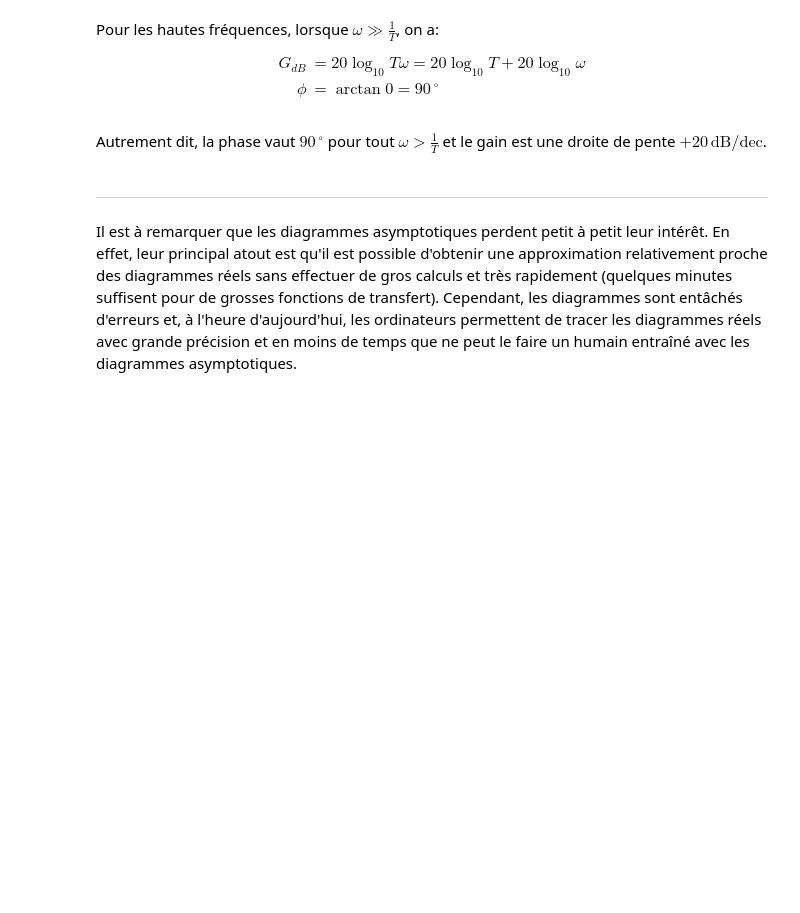
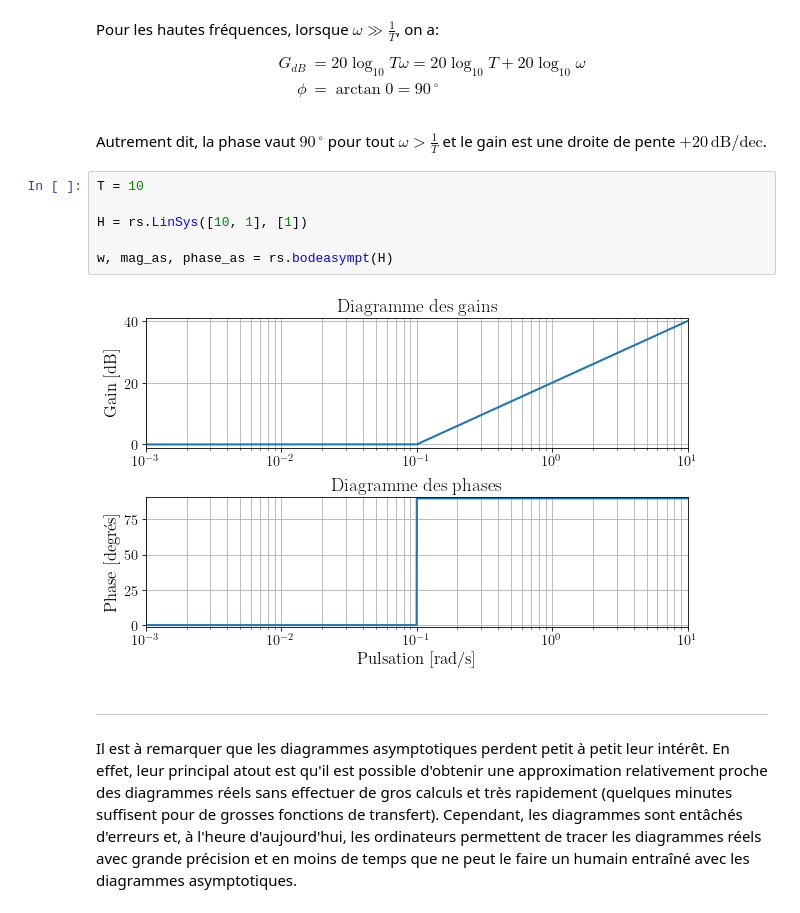
Before and after one commit to NoobleeGt/Notebooks, a Jupyter notebook: Simulation/AnalyseFrequentielle.ipynb, the cells around one changed output. Saved outputs shown, nothing was run; the diff lists cells and outputs as text; blank space fills up the shorter version.

Commit message:
Add Figure for example in Analyse Frequentielle

```diff
--- a/Simulation/AnalyseFrequentielle.ipynb
+++ b/Simulation/AnalyseFrequentielle.ipynb
@@ -166,6 +166,14 @@ Pour les hautes fréquences, lorsque $\omega \gg \frac{1}{T}$, on a:
 \end{align}
 # %% [markdown]
 Autrement dit, la phase vaut $90\,^\circ$ pour tout $\omega>\frac{1}{T}$ et le gain est une droite de pente $+20\, \mathrm{dB/dec}$.
+# %%
+T = 10
+
+H = rs.LinSys([10, 1], [1])
+
+w, mag_as, phase_as = rs.bodeasympt(H)
+# %% [output]
+[figure, added]
 # %% [markdown]
 ***
 # %% [markdown]
```
